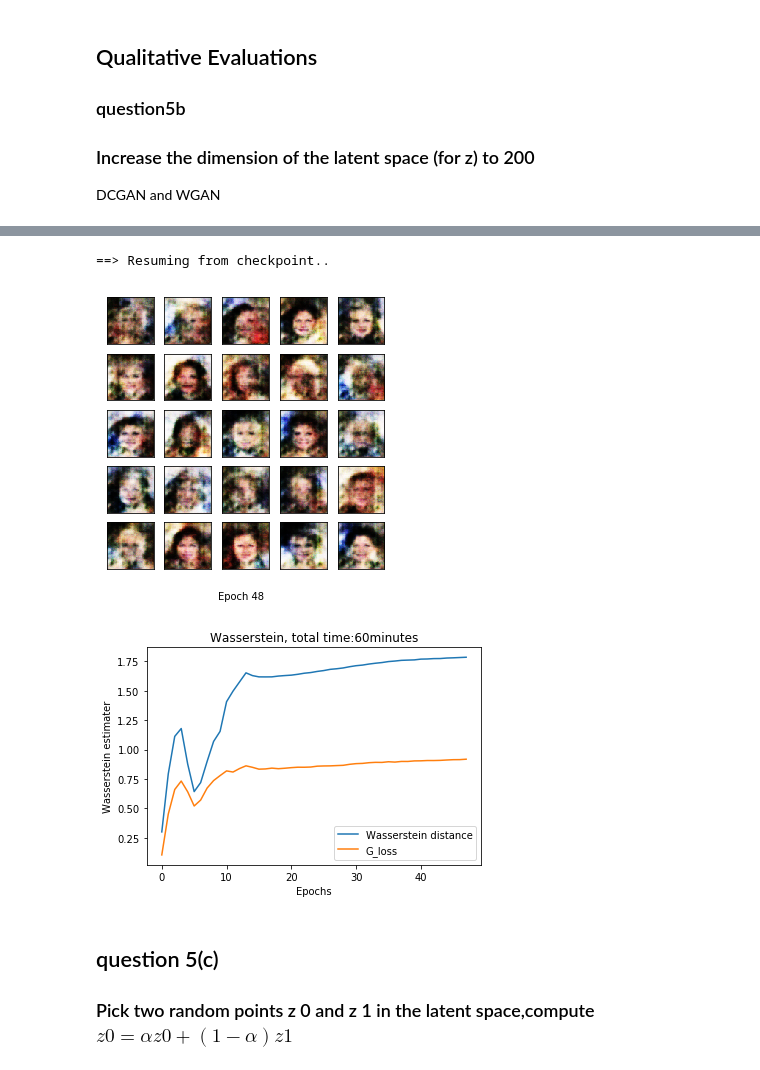
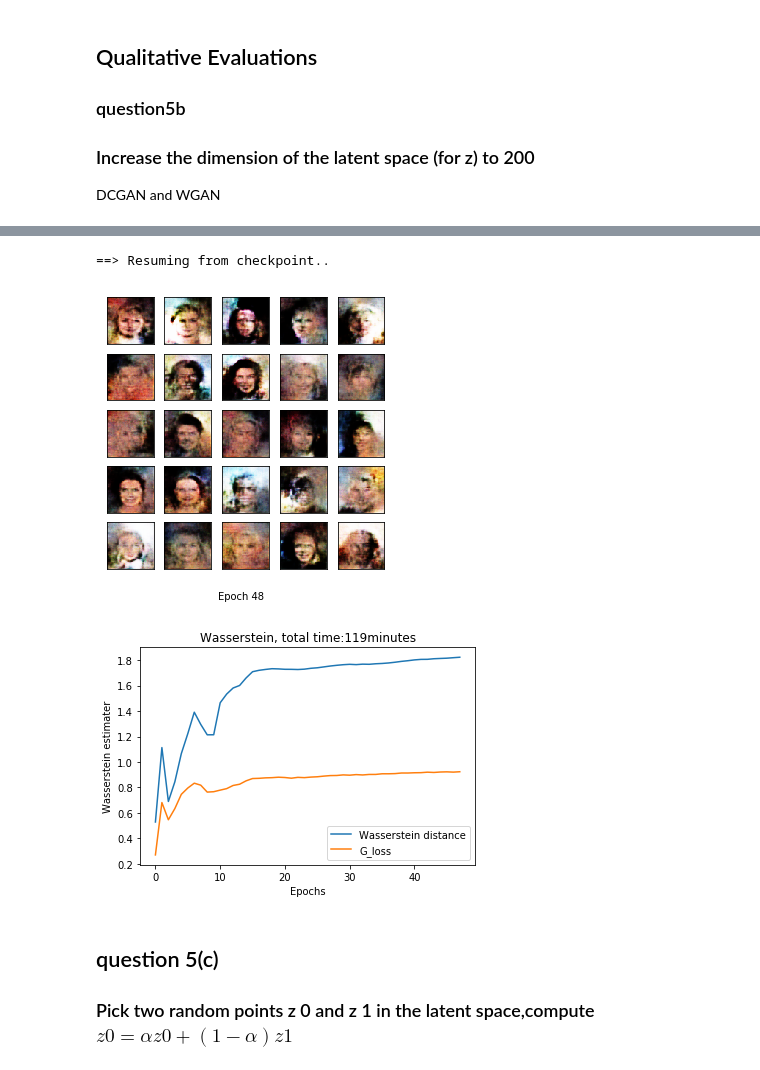
Before and after one commit to fanxiao001/ift6135-assignment, a Jupyter notebook: assignment4/ift6135_hwk4.ipynb, the cells around one changed output, grey strips where cells are left out. Saved outputs shown, nothing was run; the diff lists cells and outputs as text; code cells hidden in the pictures.

```diff
--- a/assignment4/ift6135_hwk4.ipynb
+++ b/assignment4/ift6135_hwk4.ipynb
@@ -263,20 +263,20 @@ GAN_W_t10000_h100_trainw_ep24
 ### Increase the dimension of the latent space (for z) to 200
 DCGAN and WGAN
 # %%
-filename='GANDeconv_t5000_h200_train2_ep33' #'GANDeconvolution_t2000_h100_ep20.c5'
+filename='GAN_W_t10000_h200_trainw_ep30' #'GANDeconvolution_t2000_h100_ep20.c5'
 hidden_dim=200
 G,D,train_hist = GAN_CelebA.loadCheckpoint(filename,hidden_dim,use_cuda=use_cuda)
 epoch_num=len(train_hist['D_losses'])
-#GAN_CelebA.show_result(G,D,epoch_num, hidden_dim, show=True,save=True, path='figures/result_Deconvolution.pdf', use_cuda=use_cuda)
+GAN_CelebA.show_result(G,D,epoch_num, hidden_dim, show=True,save=True, path='figures/result_Deconvolution.pdf', use_cuda=use_cuda)
 
-# plt.plot(range(0,epoch_num),train_hist['D_losses'],label='D_loss')
-# plt.plot(range(0,epoch_num),train_hist['G_losses'],label='G_loss')
-# plt.plot(range(0,epoch_num),train_hist['Inc_score'],linestyle='--',label='Inc_score')
-# plt.xlabel('Epochs')
-# plt.ylabel('Loss & inception score')
-# plt.title('Deconvolution, total time:'+str(int(train_hist['total_ptime'][-1]/60))+'minutes')
-# plt.legend()
-#plt.show()
+plt.plot(range(0,epoch_num),train_hist['D_losses'],label='Wasserstein distance')
+plt.plot(range(0,epoch_num),train_hist['G_losses'],label='G_loss')
+#plt.plot(range(0,epoch_num),train_hist['Inc_score'],linestyle='--',label='Inc_score')
+plt.xlabel('Epochs')
+plt.ylabel('Wasserstein estimater')
+plt.title('Wasserstein, total time:'+str(int(train_hist['total_ptime'][-1]/60))+'minutes')
+plt.legend()
+plt.show()
 
 #test_z = torch.randn(10000,100,1,1)
 #inception_score(test_z, G, D, batch_size=128, cuda=use_cuda, resize=False, splits=10)
@@ -285,22 +287,22 @@ epoch_num=len(train_hist['D_losses'])
 # %%
-filename = 'GAN_W_t5000_h200_trainw_ep48' #'GAN_W_t1000_h100_trainw_ep9'
+filename = 'GAN_W_t10000_h200_trainw_ep48' #'GAN_W_t1000_h100_trainw_ep9'
 hidden_dim=200
 G,D,train_hist = GAN_CelebA.loadCheckpoint_W(filename,hidden_dim,use_cuda=use_cuda)
 epoch_num=len(train_hist['D_losses'])
 GAN_CelebA.show_result(G,D,epoch_num, hidden_dim, show=True,save=True, path='figures/result_Nearest.pdf', use_cuda=use_cuda)
 
 plt.plot(range(0,epoch_num),train_hist['D_losses'],label='Wasserstein distance')
 plt.plot(range(0,epoch_num),train_hist['G_losses'],label='G_loss')
 #plt.plot(range(0,epoch_num),train_hist['Inc_score'],linestyle='--',label='Inc_score')
 plt.xlabel('Epochs')
 plt.ylabel('Wasserstein estimater')
 plt.title('Wasserstein, total time:'+str(int(train_hist['total_ptime'][-1]/60))+'minutes')
 plt.legend()
 plt.show()
 # %% [output]
 ==> Resuming from checkpoint..
-[figure, old version]
+[figure, new version]
-[figure, old version]
+[figure, new version]
 # %% [markdown]
 ## question 5(c)
 ### Pick two random points z 0 and z 1 in the latent space,compute $z0 = αz0 + (1 − α)z1$
```
Also changed, not shown: parts of 3 cells of this notebook, 1 other file.
